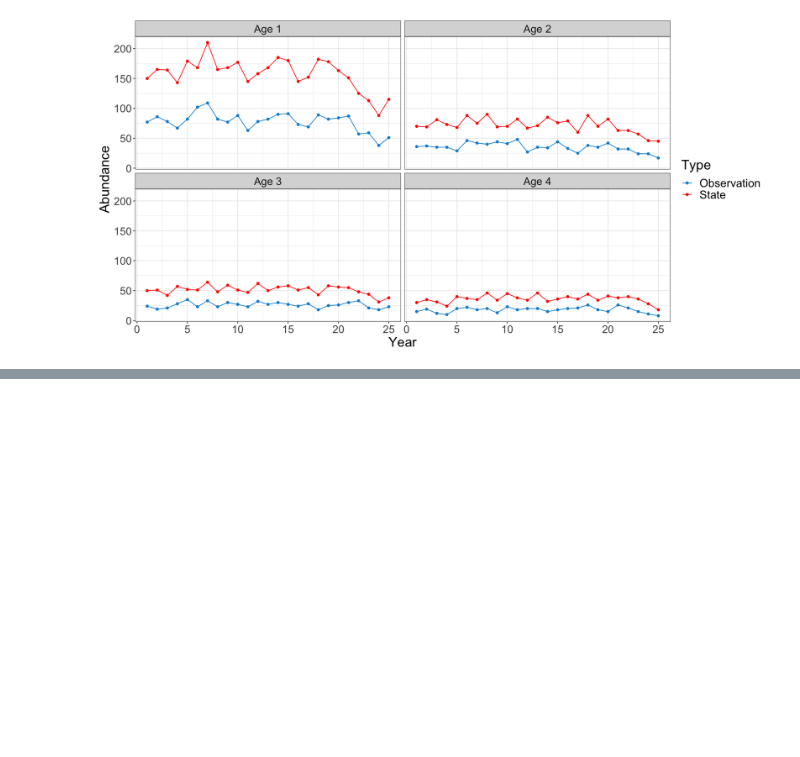
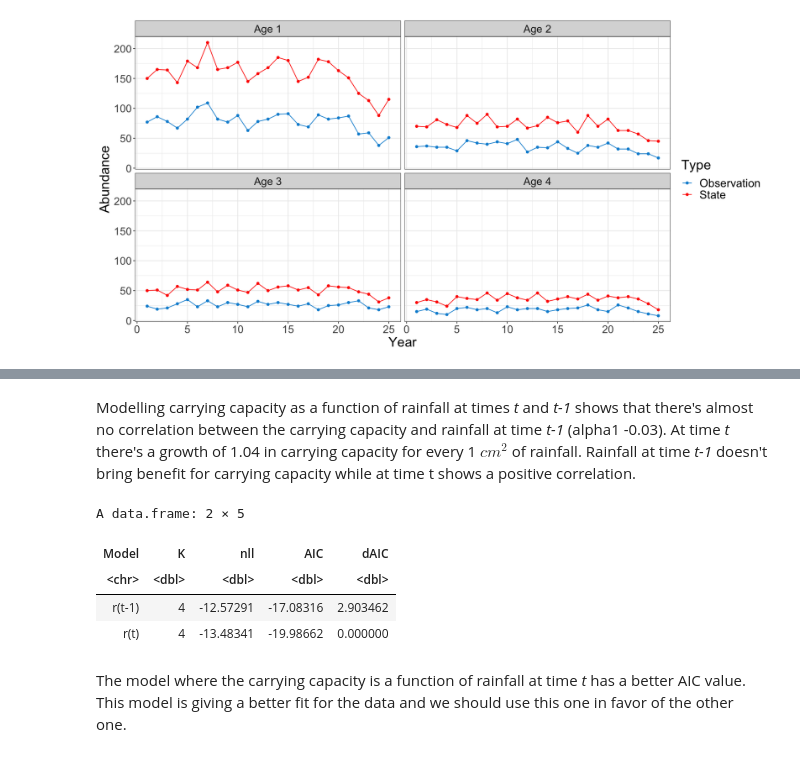
Before and after one commit to erikseulean/wildlife, a Jupyter notebook: Assignment1_ErikCristianSeulean.ipynb, the cells around one changed output, grey strips where cells are left out. Cells and saved outputs as stored; diff of their text form; code cells hidden in the pictures; blank space fills up the shorter version.

```diff
--- a/Project 1.ipynb
+++ b/Assignment1_ErikCristianSeulean.ipynb
@@ -138,0 +243,36 @@ ggplot(data=projected_population, aes(x=Year, y=Abundance, group=Type, color=Typ
+# %%
+logistic_model_CC =  function(pars, years, removals, Nhat, SEhat, rain, lag) {
+    N = numeric(years)
+    N[1] = exp(pars[1])
+    r = exp(pars[2])
+
+    for (year in 2:years) {
+        K  = exp(pars[3] + pars[4] * rain[year - lag])
+        N[year] = N[year - 1] + r * N[year - 1] *(1 - N[year - 1]/K) - removals[year - 1]
+    }
+
+    negloglik <- -sum(dnorm(Nhat,N,SEhat,log=TRUE), na.rm=TRUE)
+
+    return (negloglik)
+}
+# %%
+fit_prev_year_CC <- optim(
+    par = c(log(0.1),log(0.25),0, 0),
+    fn = logistic_model_CC,
+    years = nrow(wildebeest),
+    removals = wildebeest$Catch,
+    Nhat = wildebeest$Nhat,
+    SEhat = wildebeest$sehat,
+    rain = wildebeest$rain,
+    lag=1
+)
+fit_current_year_CC <- optim(
+    par = c(log(0.1),log(0.25),0, 0),
+    fn = logistic_model_CC,
+    years = nrow(wildebeest),
+    removals = wildebeest$Catch,
+    Nhat = wildebeest$Nhat,
+    SEhat = wildebeest$sehat,
+    rain = wildebeest$rain,
+    lag=0
+)
@@ -138,0 +292,18 @@ ggplot(data=projected_population, aes(x=Year, y=Abundance, group=Type, color=Typ
+# %% [markdown]
+Modelling carrying capacity as a function of rainfall at times _t_ and _t-1_ shows that there's almost no correlation between the carrying capacity and rainfall at time _t-1_ (alpha1 -0.03). At time _t_ there's a growth of 1.04 in carrying capacity for every 1 $cm^2$ of rainfall. Rainfall at time _t-1_ doesn't bring benefit for carrying capacity while at time t shows a positive correlation.
+# %%
+AIC_no_lag = 2 * fit_current_year_CC$value + 2 * 4
+AIC_lag = 2 * fit_prev_year_CC$value + 2 * 4
+data.frame(Model = c("r(t-1)","r(t)"),
+    K = c(4, 4),
+    nll = c(fit_prev_year$value, fit_current_year$value),
+    AIC = c(AIC_lag, AIC_no_lag),
+    dAIC = c(AIC_lag, AIC_no_lag)- min(c(AIC_lag, AIC_no_lag)))
+# %% [output]
+A data.frame: 2 × 5
+| Model | K | nll | AIC | dAIC |
+| <chr> | <dbl> | <dbl> | <dbl> | <dbl> |
+| r(t-1) | 4 | -12.57291 | -17.08316 | 2.903462 |
+| r(t) | 4 | -13.48341 | -19.98662 | 0.000000 |
+# %% [markdown]
+The model where the carrying capacity is a function of rainfall at time _t_ has a better AIC value. This model is giving a better fit for the data and we should use this one in favor of the other one.
```
Also changed, not shown: parts of 18 cells of this notebook.
